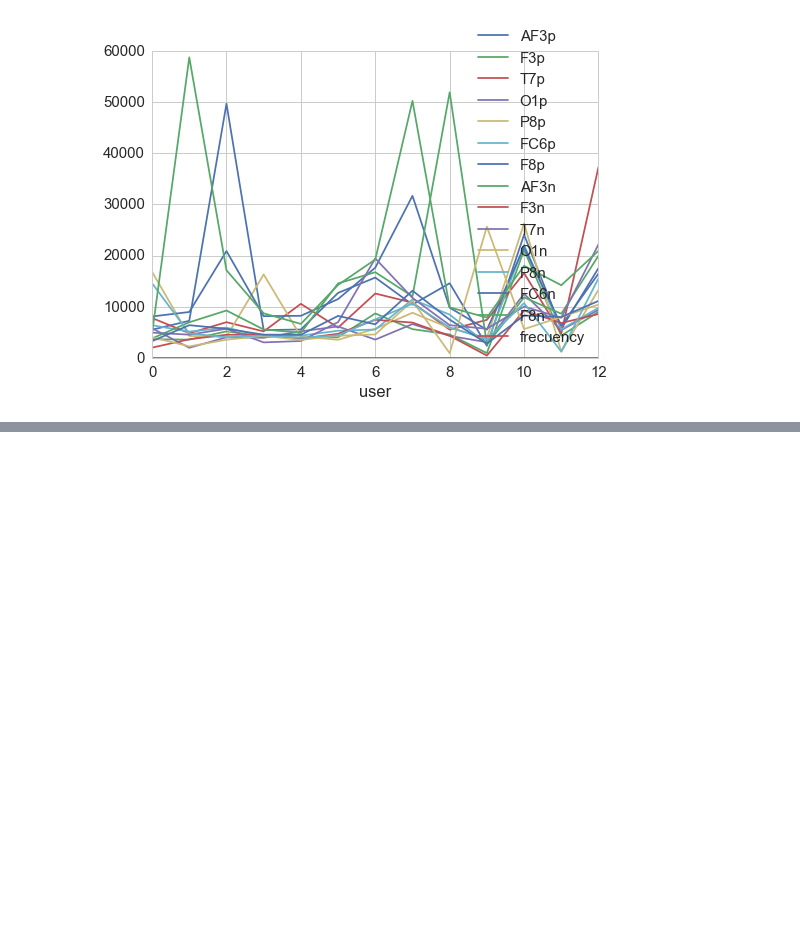
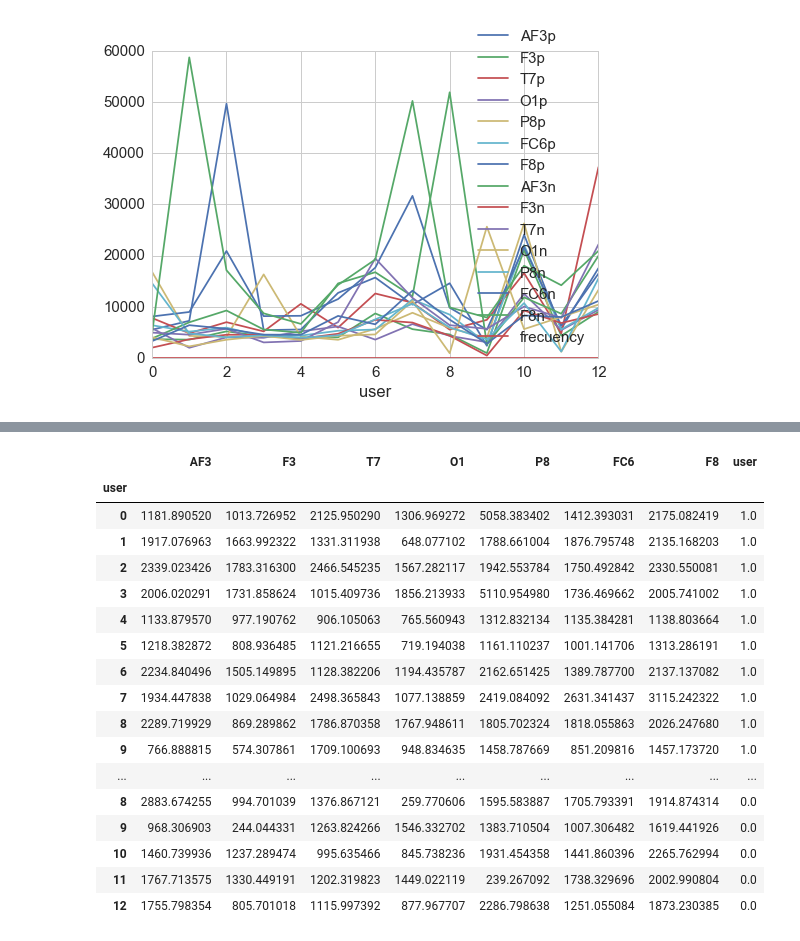
Before and after one commit to JavierVLAB/MemeLikeDislike, a Jupyter notebook: Testing01.ipynb, the cells around one changed output, grey strips where cells are left out. Saved outputs shown, nothing was run; the diff lists cells and outputs as text; code cells hidden in the pictures; blank space fills up the shorter version.

```diff
--- a/Testing01.ipynb
+++ b/Testing01.ipynb
@@ -265,0 +282,21 @@ dftt
+# %%
+alphaModel
+# %% [output]
+|  | AF3 | F3 | T7 | O1 | P8 | FC6 | F8 | user |
+| user |  |  |  |  |  |  |  |  |
+| 0 | 1181.890520 | 1013.726952 | 2125.950290 | 1306.969272 | 5058.383402 | 1412.393031 | 2175.082419 | 1.0 |
+| 1 | 1917.076963 | 1663.992322 | 1331.311938 | 648.077102 | 1788.661004 | 1876.795748 | 2135.168203 | 1.0 |
+| 2 | 2339.023426 | 1783.316300 | 2466.545235 | 1567.282117 | 1942.553784 | 1750.492842 | 2330.550081 | 1.0 |
+| 3 | 2006.020291 | 1731.858624 | 1015.409736 | 1856.213933 | 5110.954980 | 1736.469662 | 2005.741002 | 1.0 |
+| 4 | 1133.879570 | 977.190762 | 906.105063 | 765.560943 | 1312.832134 | 1135.384281 | 1138.803664 | 1.0 |
+| 5 | 1218.382872 | 808.936485 | 1121.216655 | 719.194038 | 1161.110237 | 1001.141706 | 1313.286191 | 1.0 |
+| 6 | 2234.840496 | 1505.149895 | 1128.382206 | 1194.435787 | 2162.651425 | 1389.787700 | 2137.137082 | 1.0 |
+| 7 | 1934.447838 | 1029.064984 | 2498.365843 | 1077.138859 | 2419.084092 | 2631.341437 | 3115.242322 | 1.0 |
+| 8 | 2289.719929 | 869.289862 | 1786.870358 | 1767.948611 | 1805.702324 | 1818.055863 | 2026.247680 | 1.0 |
+| 9 | 766.888815 | 574.307861 | 1709.100693 | 948.834635 | 1458.787669 | 851.209816 | 1457.173720 | 1.0 |
+| ... | ... | ... | ... | ... | ... | ... | ... | ... |
+| 8 | 2883.674255 | 994.701039 | 1376.867121 | 259.770606 | 1595.583887 | 1705.793391 | 1914.874314 | 0.0 |
+| 9 | 968.306903 | 244.044331 | 1263.824266 | 1546.332702 | 1383.710504 | 1007.306482 | 1619.441926 | 0.0 |
+| 10 | 1460.739936 | 1237.289474 | 995.635466 | 845.738236 | 1931.454358 | 1441.860396 | 2265.762994 | 0.0 |
+| 11 | 1767.713575 | 1330.449191 | 1202.319823 | 1449.022119 | 239.267092 | 1738.329696 | 2002.990804 | 0.0 |
+| 12 | 1755.798354 | 805.701018 | 1115.997392 | 877.967707 | 2286.798638 | 1251.055084 | 1873.230385 | 0.0 |
```
Also changed, not shown: parts of 18 cells of this notebook, 1 other file.
